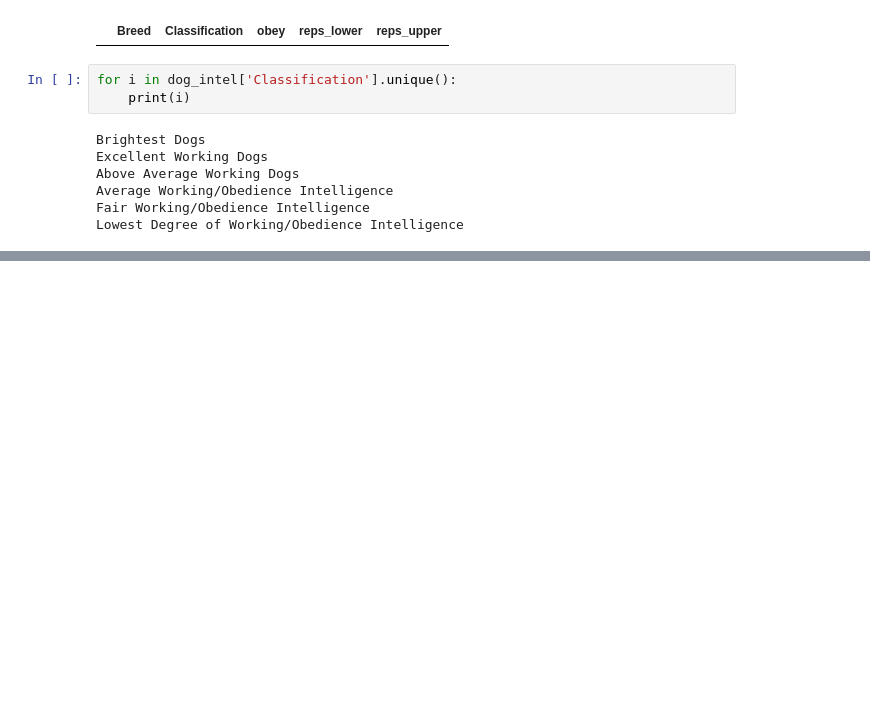
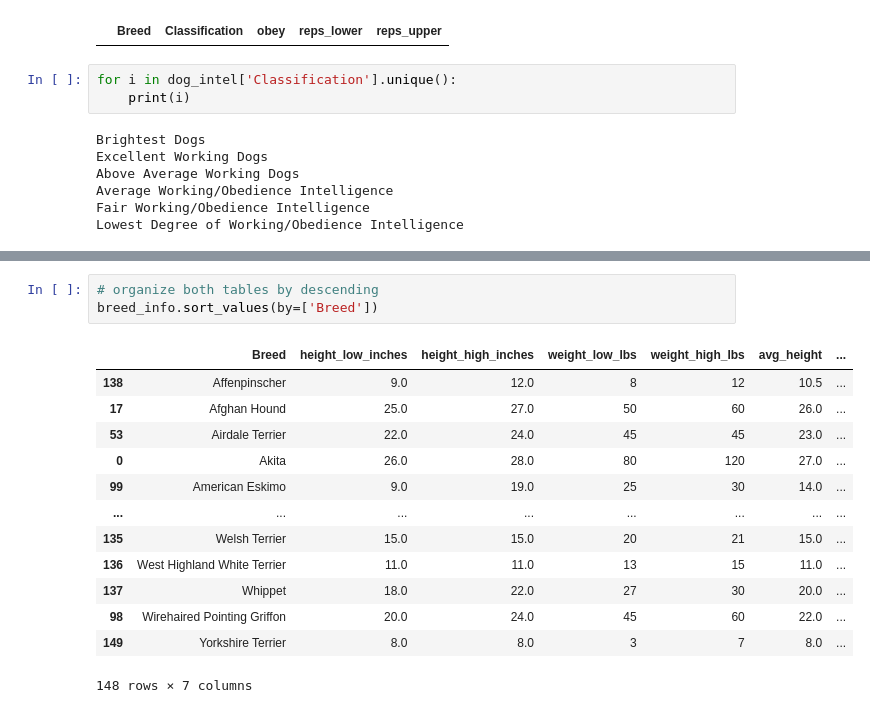
Before and after one commit to fullstacc/DS-Linear-Regression, a Jupyter notebook: dog-intelligence-linear-regression.ipynb, the cells around one changed output, grey strips where cells are left out. Cells and saved outputs as stored; diff of their text form; blank space fills up the shorter version.

```diff
--- a/dog-intelligence-linear-regression.ipynb
+++ b/dog-intelligence-linear-regression.ipynb
@@ -243,0 +296,17 @@ Lowest Degree of Working/Obedience Intelligence
+# %%
+# organize both tables by descending
+breed_info.sort_values(by=['Breed'])
+# %% [output]
+|  | Breed | height_low_inches | height_high_inches | weight_low_lbs | weight_high_lbs | avg_height | ... |
+| 138 | Affenpinscher | 9.0 | 12.0 | 8 | 12 | 10.5 | ... |
+| 17 | Afghan Hound | 25.0 | 27.0 | 50 | 60 | 26.0 | ... |
+| 53 | Airdale Terrier | 22.0 | 24.0 | 45 | 45 | 23.0 | ... |
+| 0 | Akita | 26.0 | 28.0 | 80 | 120 | 27.0 | ... |
+| 99 | American Eskimo | 9.0 | 19.0 | 25 | 30 | 14.0 | ... |
+| ... | ... | ... | ... | ... | ... | ... | ... |
+| 135 | Welsh Terrier | 15.0 | 15.0 | 20 | 21 | 15.0 | ... |
+| 136 | West Highland White Terrier | 11.0 | 11.0 | 13 | 15 | 11.0 | ... |
+| 137 | Whippet | 18.0 | 22.0 | 27 | 30 | 20.0 | ... |
+| 98 | Wirehaired Pointing Griffon | 20.0 | 24.0 | 45 | 60 | 22.0 | ... |
+| 149 | Yorkshire Terrier | 8.0 | 8.0 | 3 | 7 | 8.0 | ... |
+148 rows × 7 columns
```
Also changed, not shown: parts of 7 cells of this notebook.
